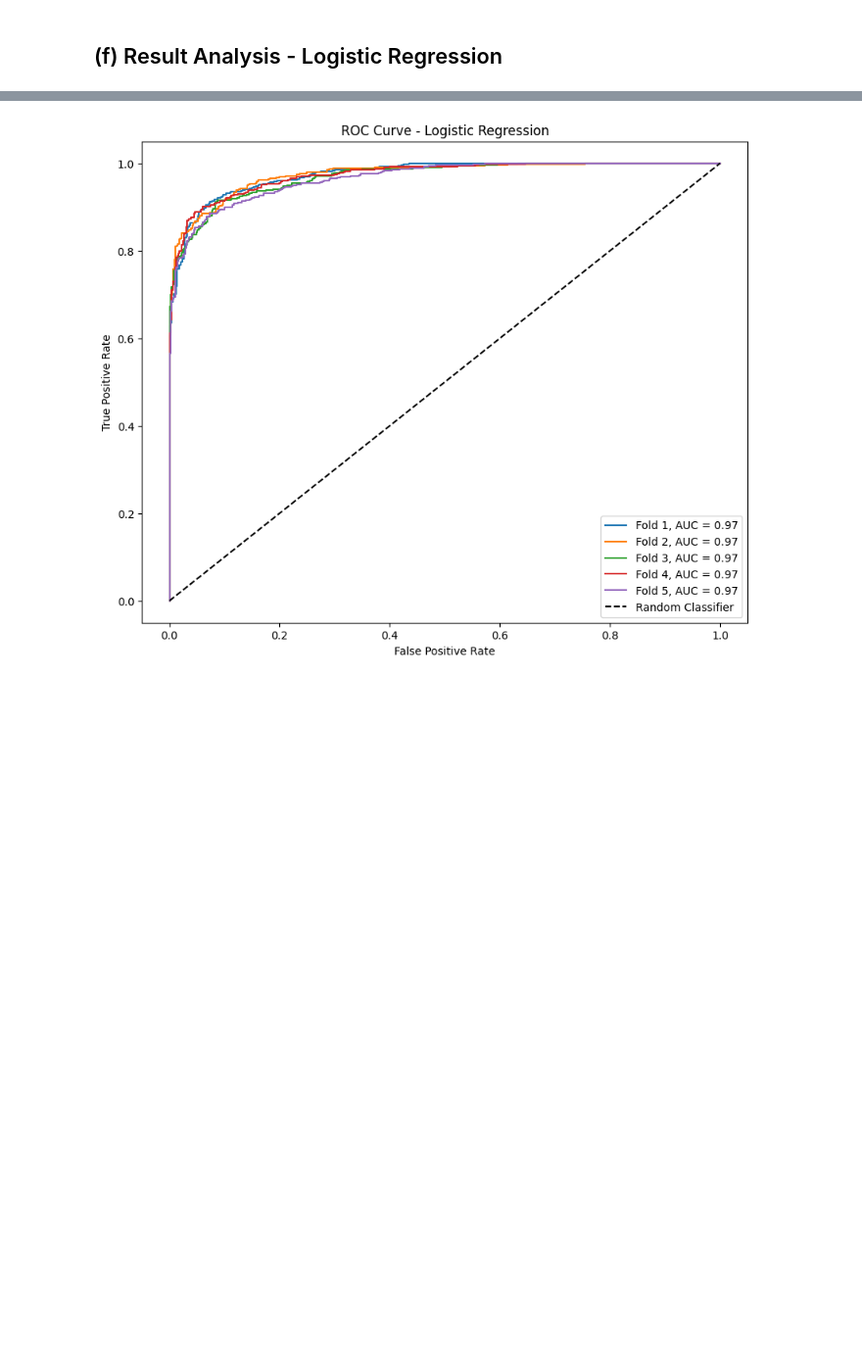
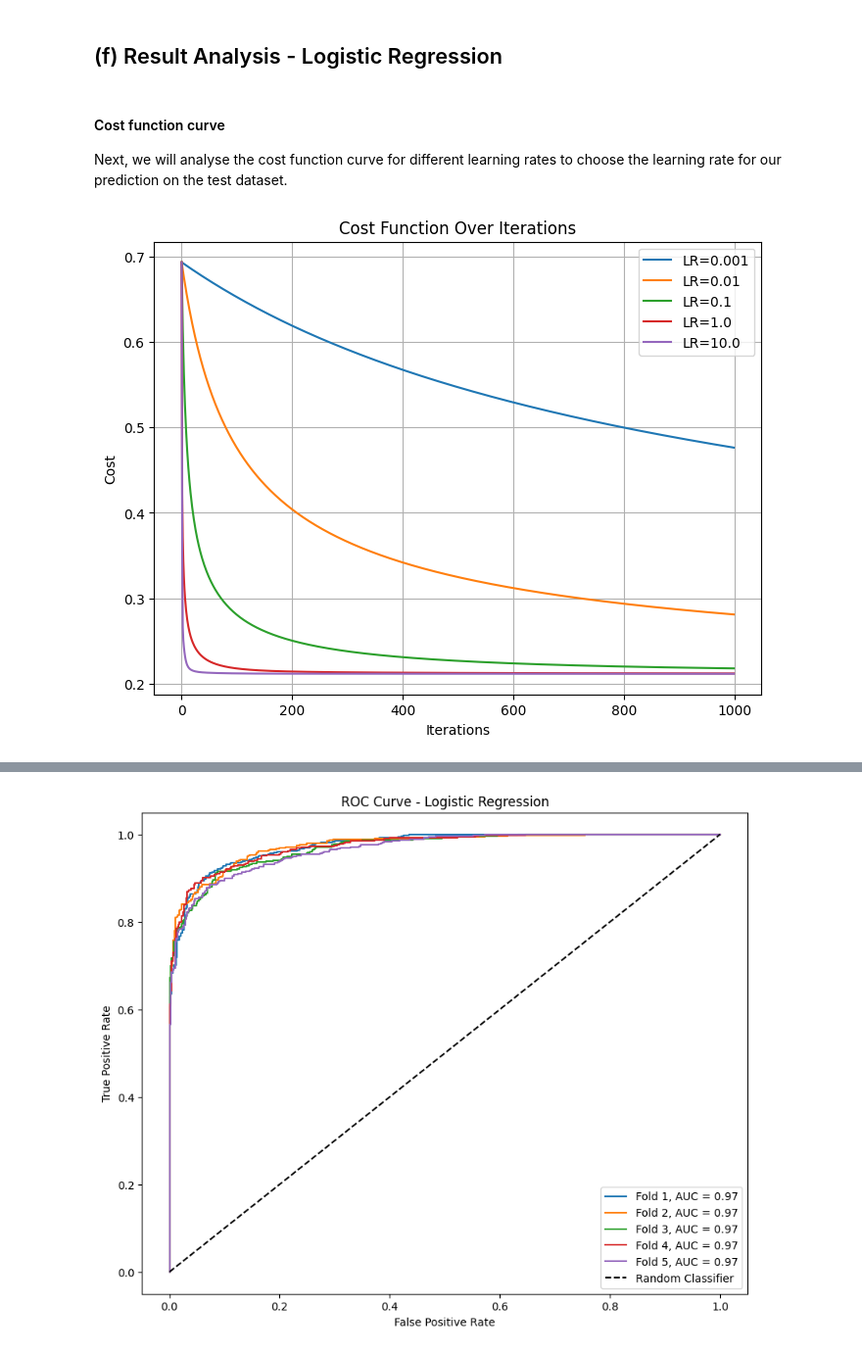
Before and after one commit to PS-41/Machine-Learning-Assignment1-Linear-Models, a Jupyter notebook: models/Prakhar_Suryavansh_HW1.ipynb, the cells around one changed output, grey strips where cells are left out. Shown at 98% size. Drawn from its saved outputs; the diff is of its cells as text; code cells hidden in the pictures; blank space fills up the shorter version.

```diff
--- a/models/Prakhar_Suryavansh_HW1.ipynb
+++ b/models/Prakhar_Suryavansh_HW1.ipynb
@@ -449,2 +508,22 @@ for i, fold in enumerate(kf.split(X_train, y_train)):
 # %% [markdown]
 ## (f) Result Analysis - Logistic Regression
+# %% [markdown]
+#### Cost function curve
+Next, we will analyse the cost function curve for different learning rates to choose the learning rate for our prediction on the test dataset.
+# %%
+# Binary label for logistic regression
+y_train_binary = (y_train > 1000).astype(int)
+
+# Define different learning rates
+learning_rates = [0.001, 0.01, 0.1, 1.0, 10.0]
+costs_list = []
+
+# Fit the model with different learning rates
+for lr in learning_rates:
+    model_logistic_regression = LogisticRegression(learning_rate=lr, n_iterations=1000)
+    model_logistic_regression.fit(X_train, y_train_binary)
+    costs_list.append(model_logistic_regression.costs)
+
+metrics.plot_cost_function(costs_list=costs_list, learning_rates=learning_rates)
+# %% [output]
+[figure, added]
```
Also changed, not shown: parts of 23 cells of this notebook.
